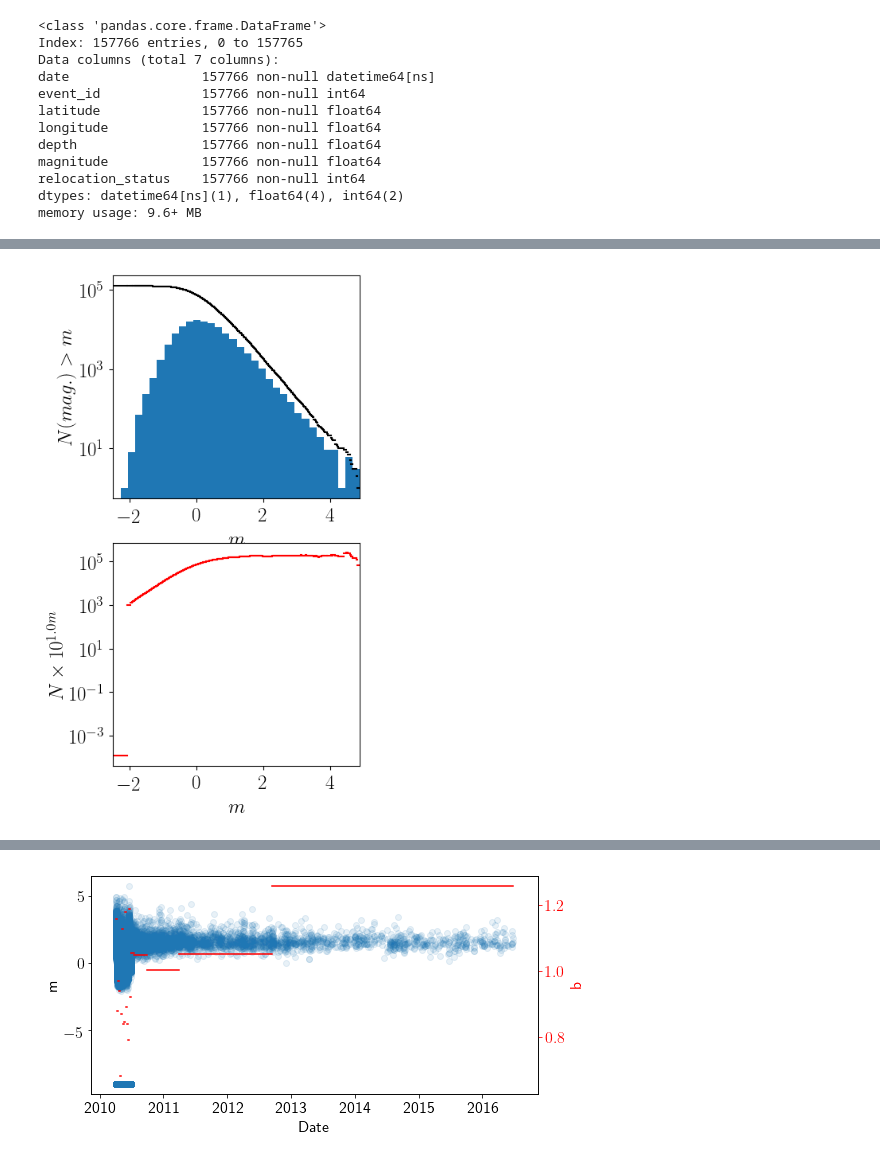
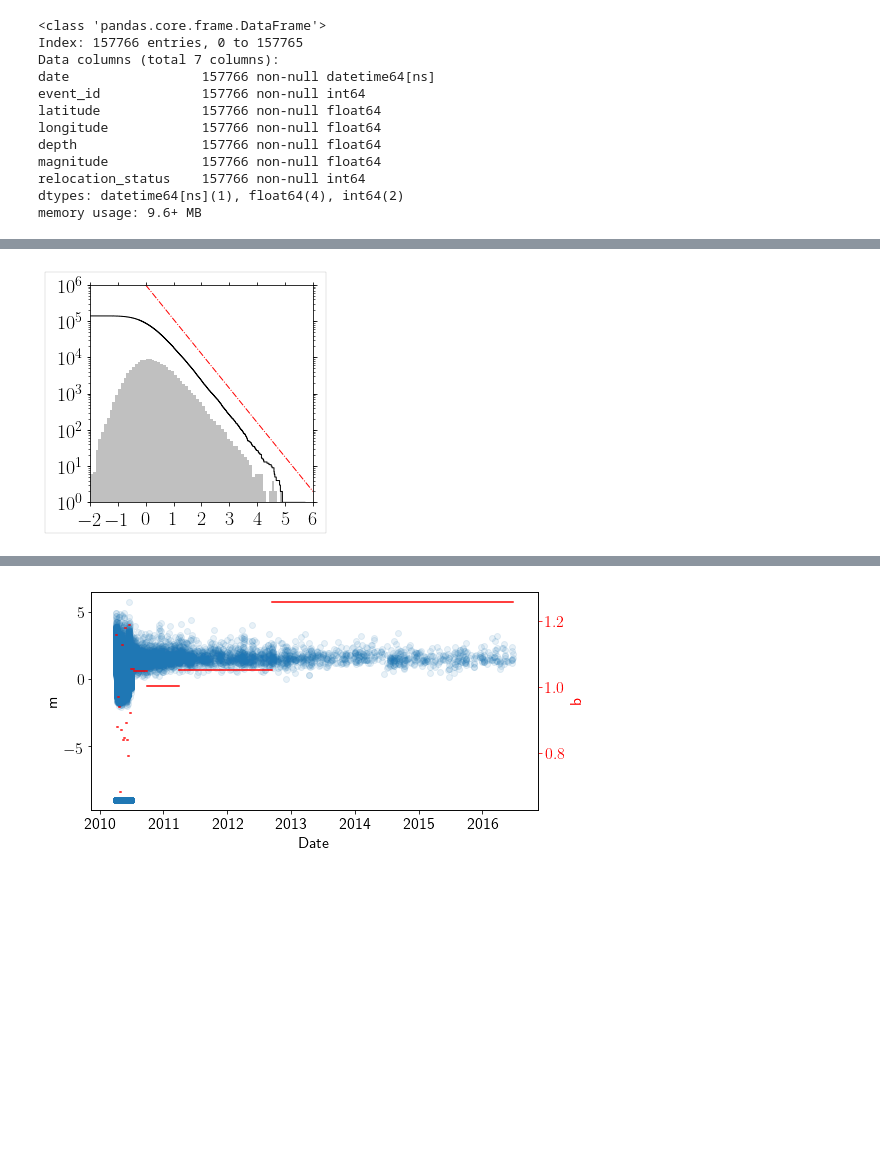
Before and after one commit to kkarimi62/Swarm, a Jupyter notebook: swarmYuhaDesert.ipynb, the cells around one changed output, grey strips where cells are left out. Drawn from its saved outputs; the diff is of its cells as text; code cells hidden in the pictures; blank space fills up the shorter version.

```diff
--- a/swarmYuhaDesert.ipynb
+++ b/swarmYuhaDesert.ipynb
@@ -97,15 +136,19 @@ ax=fig.add_subplot(111)
 plt.xlabel('Time')
 plt.ylabel('M')
 plt.ylim(-2,swarm['magnitude'].max())
-plt.xlim(pd.to_datetime('2010-04-04'),pd.to_datetime('2010-06-26'))
+#plt.xlim(pd.to_datetime('2010-04-04'),pd.to_datetime('2010-06-26'))
+plt.xlim(swarm['date'].min(),pd.to_datetime('2010-07-20'))
 plt.scatter(swarm['date'],swarm['magnitude'],
             s=2*np.exp(swarm['magnitude']),
-            alpha=0.04)
+            alpha=0.02)
 
-plt.plot([pd.to_datetime('2010-04-08'),pd.to_datetime('2010-04-08')],
+myTlohi = Tlohi( pd.to_datetime('2010-04-08'),
+                 pd.to_datetime('2010-07-01'))
+
+plt.plot([myTlohi.lo,myTlohi.lo],
         [-2,7],'r-')
 
-plt.plot([pd.to_datetime('2010-06-15'),pd.to_datetime('2010-06-15')],
+plt.plot([myTlohi.hi,myTlohi.hi],
         [-2,7],'r-')
 fig.autofmt_xdate()
 plt.savefig('%s/timeSeries.png'%DIR_OUTPT_figs,dpi=150,bbox_inches='tight')
@@ -131,61 +174,86 @@ def histogramACCUMLTD( slist ):
     xi = min( slist ) - 1.0e-6
     xf = max( slist ) + 1.0e-6
     npoin = len( slist )
     adict = {}
     for ikey, index in zip( keys, xrange( sys.maxint ) ):
         adict[ index ] = [ xi, ikey, cdf ]
         cdf += 1.0 * d[ ikey ] # / npoin
         xi = ikey
     adict[ index + 1 ] = [ xi, xf, cdf ]
     return adict
 
 
 
 
 
 #--- set min/max time to avoid temporal incompletenesss issue
 swarm_copy = DataFrameSubSet( swarm,
                              'date',
-                             ( pd.to_datetime('2010-04-08'),
-                               pd.to_datetime('2010-06-15') ) )
+                             ( myTlohi.lo,
+                               myTlohi.hi ) )
 #--- accumulated histogram
 N = len(swarm_copy['magnitude'])
 slist=np.array(swarm_copy['magnitude'])
 slist.sort()
 d = histogramACCUMLTD( slist.tolist() )
 keys=d.keys()
 keys.sort()
 
 #--- plot
-plt.figure( figsize = (4,8))
-plt.subplot(2,1,1)
-plt.xlabel('$m$')
-plt.ylabel('$N(mag.)>m$')
-plt.xlim(-2.5,swarm_copy['magnitude'].max()+1e-6)
-#plt.ylim(1,1e5)
-plt.yscale('log')
-junk = plt.hist( swarm_copy['magnitude'],
-                bins=64,
-               label='histogram') #--- histogram
+fig, ax = plt.subplots(figsize=(4,4))
+
+
+ax.axis([-2,6,1,1e6])
+ax.set_yscale('log')
+
+#--- add major xticks
+xmin=np.ceil(ax.axis()[0])
+xmax=np.floor(ax.axis()[1])
+nbin = xmax - xmin
+ax.set_xticks(np.linspace(ax.axis()[0],ax.axis()[1],int(nbin)+1))
+
+#--- add major yticks
+ymin=np.ceil(np.log10(ax.axis()[2]))
+ymax=np.floor(np.log10(ax.axis()[3]))
+nbin = ymax - ymin
+ax.set_yticks(np.logspace(ymin,ymax,int(nbin)+1))
+
+#--- put minor bins
+#locmin = matplotlib.ticker.LogLocator(base=10.0,subs=(0.1,0.2,0.3,0.4,0.5,0.6,0.7,0.8,0.9,1),numticks=12)
+#ax.xaxis.set_minor_locator(locmin)
+#ax.xaxis.set_minor_formatter(matplotlib.ticker.NullFormatter())
+
+#--- put minor bins y
+locmin = matplotlib.ticker.LogLocator(base=10.0,subs=(0.1,0.2,0.3,0.4,0.5,0.6,0.7,0.8,0.9,1),numticks=12)
+ax.yaxis.set_minor_locator(locmin)
+ax.yaxis.set_minor_formatter(matplotlib.ticker.NullFormatter())
+
+ax.tick_params(axis='y',left=True, right=True,which='both')
+ax.tick_params(axis='x',bottom=True, top=True,which='both')
+
+
+xmin=swarm_copy['magnitude'].min()
+xmax=swarm_copy['magnitude'].max()
+dx=0.1
+junk = ax.hist( swarm_copy['magnitude'],
+                bins=int((xmax-xmin)/dx),
+               label='histogram',color='silver') #--- histogram
+xx=[];yy=[]
 for ikey in keys:
-    plt.plot([d[ikey][0],d[ikey][1]],
-             [N-d[ikey][2],N-d[ikey][2]],
-             '-',color='black') #--- accumulated
+    xx.append(d[ikey][0])
+    yy.append(N-d[ikey][2])
+ax.plot(xx,yy,
+            linestyle='-', drawstyle='steps-post',color='black',
+             linewidth=1.0) #--- accumulated
 
-#--- estimate b-value
-b=1.0
-plt.subplot(2,1,2)
-plt.xlim(-2.5,swarm_copy['magnitude'].max()+1e-6)
-#plt.ylim(1,1e5)
-plt.xlabel('$m$')
-plt.ylabel(r'$N\times 10^{%sm}$'%b)
-plt.yscale('log')
-for ikey in keys: #--- rescaled
-    c = 10**(b*d[ikey][0])
-    plt.plot([d[ikey][0],d[ikey][1]],
-             [c*(N-d[ikey][2]),c*(N-d[ikey][2])],'-',color='red') #--- accumulated
+b=0.95
+ax.plot([0,6],[1e6, 1e6* 10**(-b*(6-0))],'r-.',linewidth=1)
+
+DrawFrame(ax, (0.2,0.06),(0.14,0.06),0.1,LOG_Y=True)
+
+plt.savefig('%s/gr.png'%DIR_OUTPT_figs,dpi=300,bbox_inches='tight',transparent=True)
 # %% [output]
-[figure, old version]
+[figure, new version]
 # %%
 #--- estimate b by varying the mc value
 
```
Also changed, not shown: parts of 35 cells of this notebook, 16 other files.
